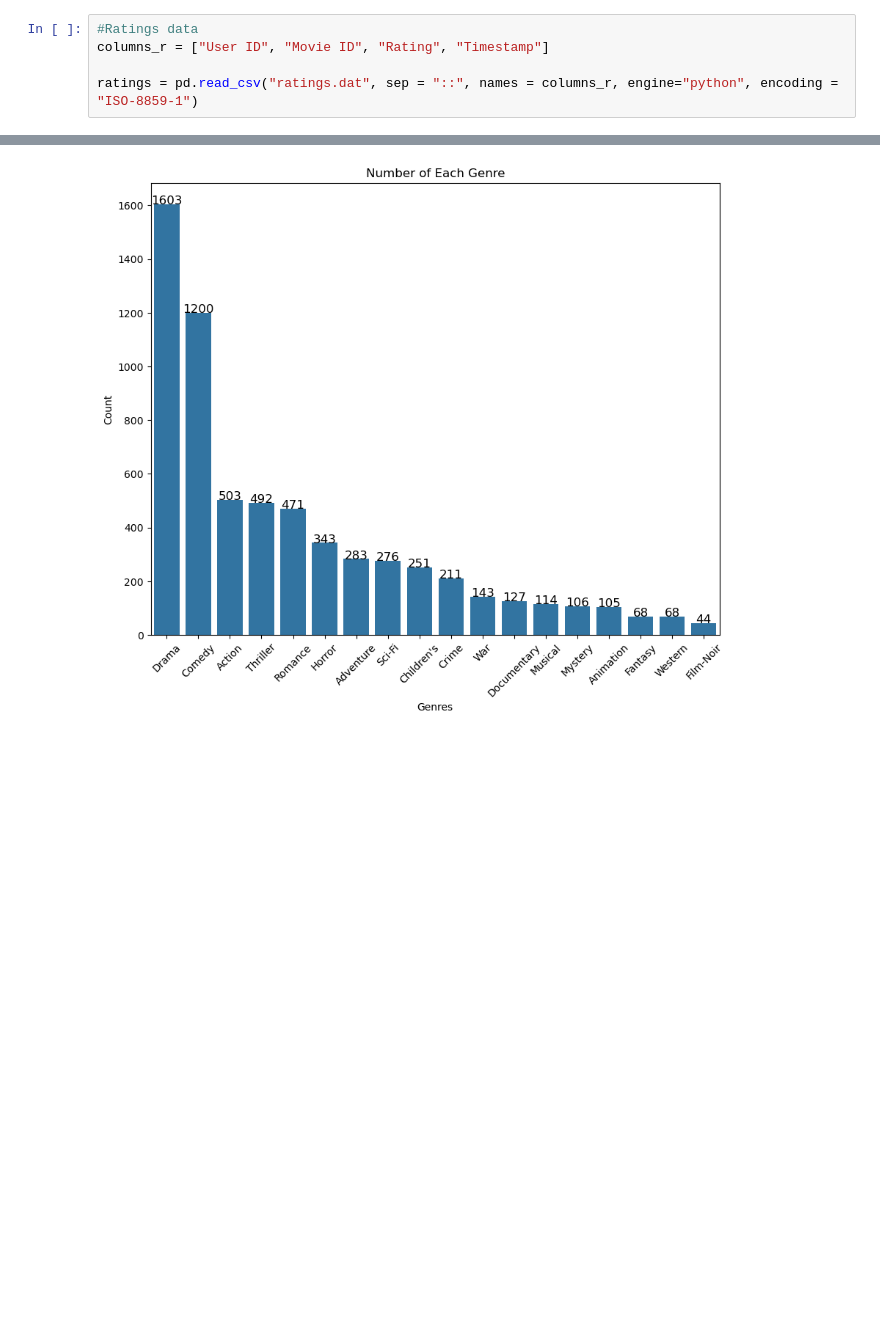
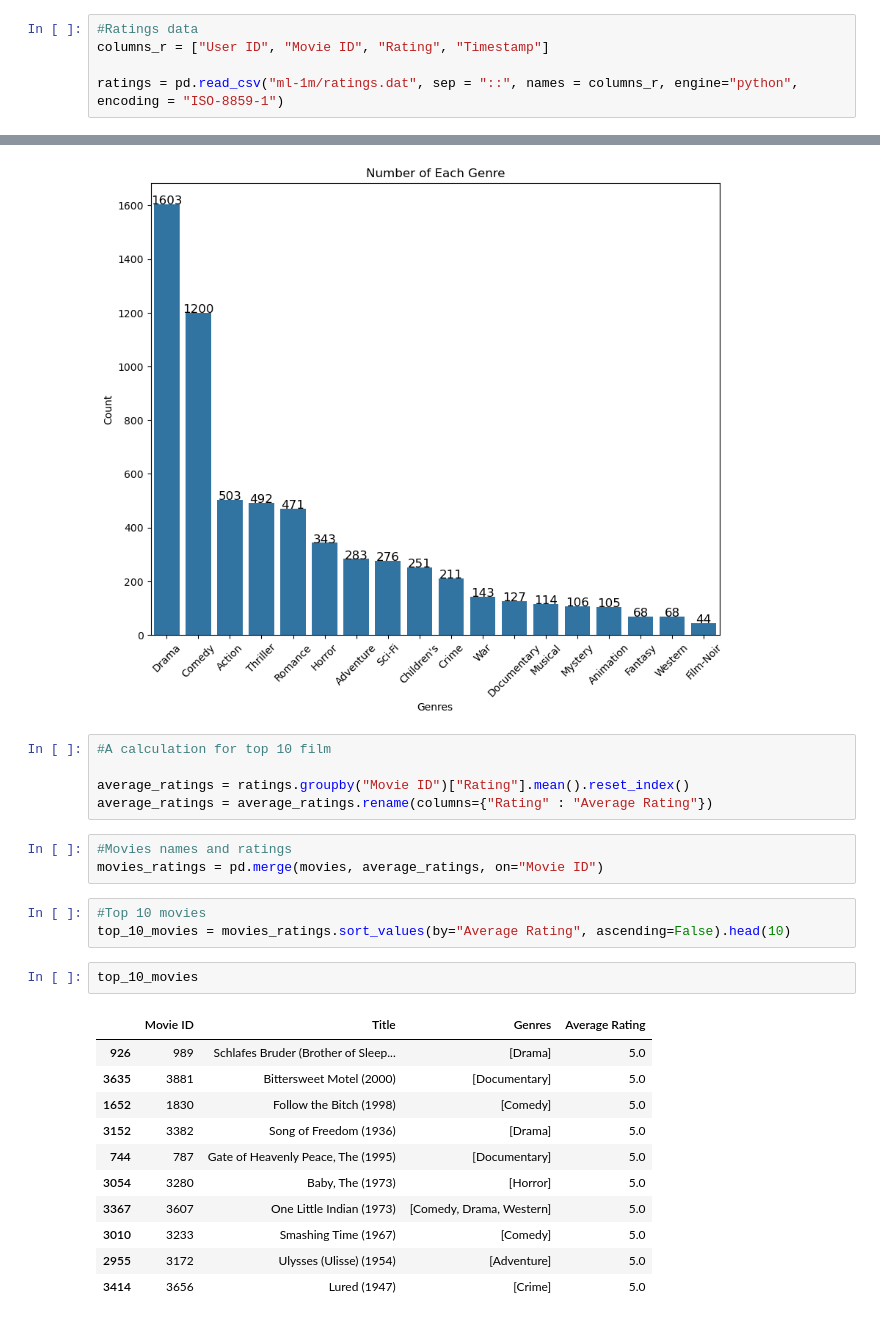
Before and after one commit to omerzzeybek9/Rec-Systems-MovieLens-1M, a Jupyter notebook: movielens.ipynb, the cells around one changed output, grey strips where cells are left out. Drawn from its saved outputs; the diff is of its cells as text; blank space fills up the shorter version.

```diff
--- a/movielens.ipynb
+++ b/movielens.ipynb
@@ -20,7 +20,7 @@ movies.head()
 #Ratings data
 columns_r = ["User ID", "Movie ID", "Rating", "Timestamp"]
 
-ratings = pd.read_csv("ratings.dat", sep = "::", names = columns_r, engine="python", encoding = "ISO-8859-1")
+ratings = pd.read_csv("ml-1m/ratings.dat", sep = "::", names = columns_r, engine="python", encoding = "ISO-8859-1")
 # %%
 ratings.head()
 # %% [output]
@@ -285,3 +285,28 @@ for i, v in enumerate(genre_counts.values):
 plt.show()
 # %% [output]
 [figure]
+# %%
+#A calculation for top 10 film
+
+average_ratings = ratings.groupby("Movie ID")["Rating"].mean().reset_index()
+average_ratings = average_ratings.rename(columns={"Rating" : "Average Rating"})
+# %%
+#Movies names and ratings
+movies_ratings = pd.merge(movies, average_ratings, on="Movie ID")
+# %%
+#Top 10 movies
+top_10_movies = movies_ratings.sort_values(by="Average Rating", ascending=False).head(10)
+# %%
+top_10_movies
+# %% [output]
+|  | Movie ID | Title | Genres | Average Rating |
+| 926 | 989 | Schlafes Bruder (Brother of Sleep... | [Drama] | 5.0 |
+| 3635 | 3881 | Bittersweet Motel (2000) | [Documentary] | 5.0 |
+| 1652 | 1830 | Follow the Bitch (1998) | [Comedy] | 5.0 |
+| 3152 | 3382 | Song of Freedom (1936) | [Drama] | 5.0 |
+| 744 | 787 | Gate of Heavenly Peace, The (1995) | [Documentary] | 5.0 |
+| 3054 | 3280 | Baby, The (1973) | [Horror] | 5.0 |
+| 3367 | 3607 | One Little Indian (1973) | [Comedy, Drama, Western] | 5.0 |
+| 3010 | 3233 | Smashing Time (1967) | [Comedy] | 5.0 |
+| 2955 | 3172 | Ulysses (Ulisse) (1954) | [Adventure] | 5.0 |
+| 3414 | 3656 | Lured (1947) | [Crime] | 5.0 |
```
Also changed, not shown: parts of 8 cells of this notebook.
